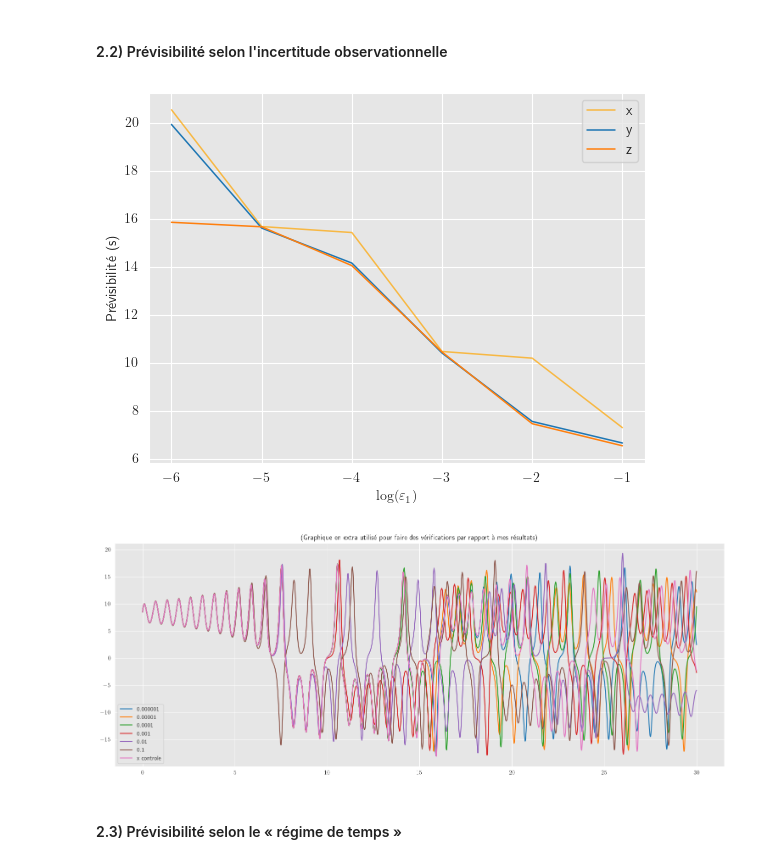
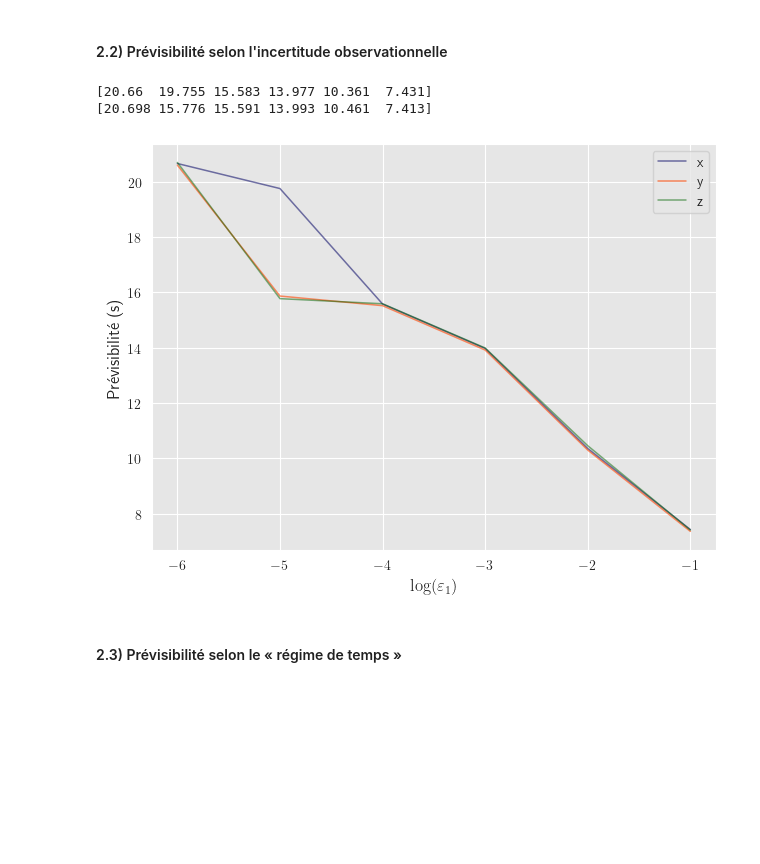
Before and after one commit to evecastonguay/laboratoire3, a Jupyter notebook: E_02/prévisibilité_système_chaotique.ipynb, the cells around one changed output. Cells and saved outputs as stored; diff of their text form; code cells hidden in the pictures; blank space fills up the shorter version.

```diff
--- a/E_02/prévisibilité_système_chaotique.ipynb
+++ b/E_02/prévisibilité_système_chaotique.ipynb
@@ -136,14 +147,15 @@ Le temps de prévisibilité pour z est: 7.45 s
 sigma = 10
 rho = 28
 beta = 2.667
+eta = np.sqrt(beta*(rho-1))
 epsilon = [0.000001,0.00001,0.0001,0.001,0.01,0.1]
 pas_de_temps = 0.001
-n_pas_de_temps = 3e4 # note: le nombre de pas de temps a été augmenté afin de calculer la prévisibilité de x, qui est supérieure à 20 secondes (0.001*2e4=20s)
+n_pas_de_temps = 4e4
 
 ## 2) préparation de la planche
 sns.set_style("darkgrid", {"axes.facecolor": "0.9"})
 fig, ax = plt.subplots() # figsize=(9, 8), sharex = True
-fig2, ax2 = plt.subplots(figsize=(15, 6))
+#fig2, ax2 = plt.subplots(figsize=(15, 6)) # ignorer
 
 # tableaux vides des valeurs de prévisibilité
 temps_prev_x = np.array([])
@@ -152,8 +164,8 @@ temps_prev_z = np.array([])
 
 ## 3) solution contrôle
 # calculer valeurs initiales des variables dépendantes
-x_0 = np.sqrt(beta*(rho-1))
-y_0 = x_0 + 3
+x_0 = eta
+y_0 = eta + 3
 z_0 = rho - 1
 
 # utilisation des équations discrétisées
@@ -179,8 +191,8 @@ et_z = valeurs_z_ct.std()
 ## 4) solutions perturbées
 for e in epsilon:
     # calculer valeurs initiales des variables dépendantes
-    x_0 = np.sqrt(beta*(rho-1)) + e
-    y_0 = x_0 + 3
+    x_0 = eta + e
+    y_0 = eta + 3
     z_0 = rho - 1
 
     # utilisation des équations discrétisées
@@ -215,41 +227,46 @@ for e in epsilon:
             break
 
     for i in range(len(valeurs_z_ct)):
         valeur_absolue = abs(valeurs_z_pt[i]-valeurs_z_ct[i])
         if valeur_absolue > et_z:
             temps_prev_z = np.append(temps_prev_z,valeurs_t[i])
             break
 
-    # graphique extra
+'''  # graphique extra (ignorer)
     if e== 0.000001:
         ax2.plot(valeurs_t, valeurs_x_pt,label='0.000001')
     elif e==0.00001:
         ax2.plot(valeurs_t, valeurs_x_pt,label='0.00001')
     elif e==0.0001:
         ax2.plot(valeurs_t, valeurs_x_pt,label='0.0001')
     elif e==0.001:
         ax2.plot(valeurs_t, valeurs_x_pt,label='0.001')
     elif e==0.01:
         ax2.plot(valeurs_t, valeurs_x_pt,label='0.01')
     elif e==0.1:
         ax2.plot(valeurs_t, valeurs_x_pt,label='0.1')
 ax2.plot(valeurs_t,valeurs_x_ct,label='x controle')
 ax2.set(title='(Graphique en extra utilisé pour faire des vérifications par rapport à mes résultats)')
-ax2.legend()
+ax2.legend()'''
 
 ## 5) graphique de prévisibilité
-ax.plot(np.log10(epsilon),temps_prev_x, label='x', color='orange', alpha=0.7, linewidth=1.1) # [1:]
-ax.plot(np.log10(epsilon),temps_prev_y, label='y', linewidth=1.1)
-ax.plot(np.log10(epsilon),temps_prev_z, label='z', linewidth=1.1)
-ax.set(xlabel=r"$\log (\varepsilon_1)$", ylabel='Prévisibilité (s)')
+ax.plot(np.log10(epsilon),temps_prev_x, label='x', color='midnightblue', alpha=0.6, linewidth=1.1) # [1:]
+ax.plot(np.log10(epsilon),temps_prev_y, label='y', color='orangered', alpha=0.6, linewidth=1.1)
+ax.plot(np.log10(epsilon),temps_prev_z, label='z', color='darkgreen', alpha=0.5, linewidth=1.1)
+ax.set_xlabel(r"$\log (\varepsilon_1)$", fontsize=12)
+ax.set_ylabel('Prévisibilité (s)', fontsize=12)
 ax.legend()
+
+print(temps_prev_x)
+print(temps_prev_z)
 
 plt.tight_layout() # rect=[0.02, 0.02, 1, 1]
 plt.savefig('/Users/evecastonguay/Desktop/Labo/E_02/Figures/temps_prev_multiples.png',dpi=500)
 plt.show()
 # %% [output]
+[20.66  19.755 15.583 13.977 10.361  7.431]
+[20.698 15.776 15.591 13.993 10.461  7.413]
-[figure, old version]
+[figure, new version]
-[figure, removed]
 # %% [markdown]
 #### 2.3) Prévisibilité selon le « régime de temps »
 # %%
```
Also changed, not shown: parts of 2 cells of this notebook.
